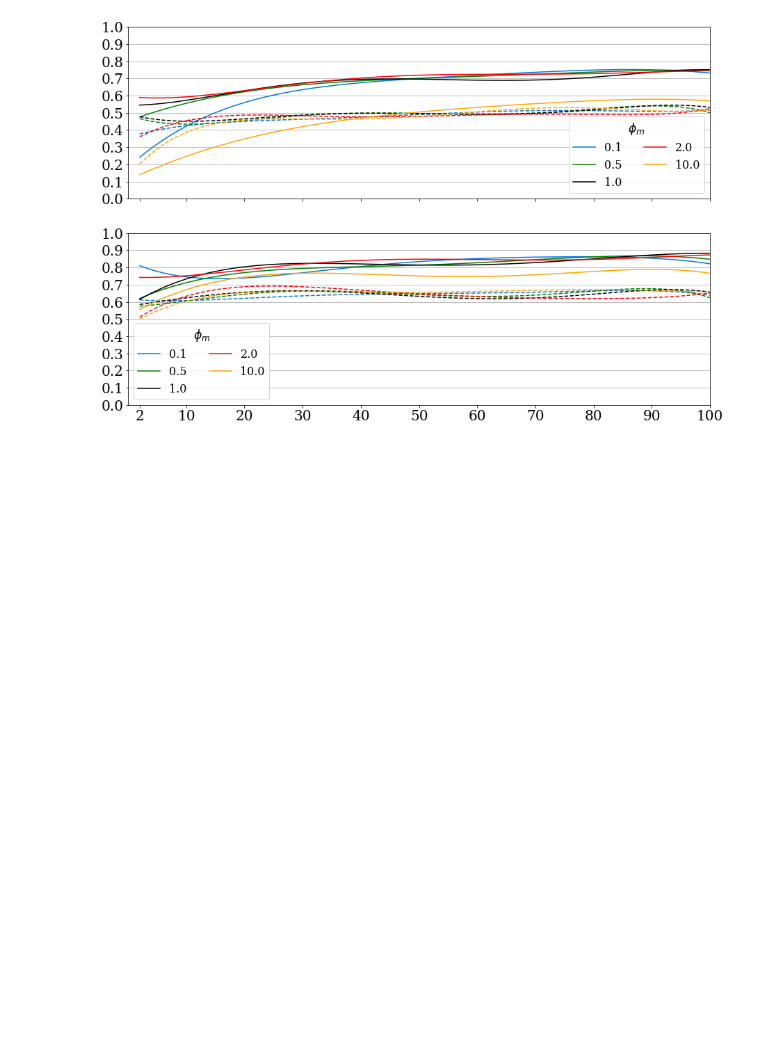
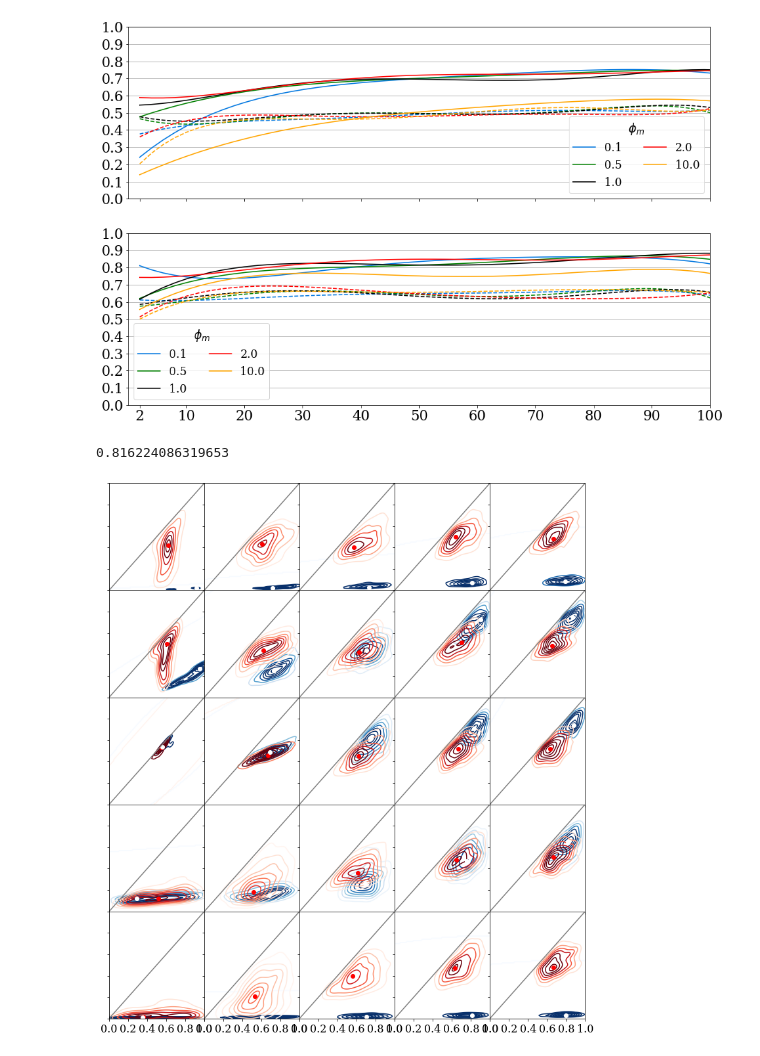
Before and after one commit to vprzybylo/IPAS, a Jupyter notebook: analysis/curve_fitting.ipynb, the cells around one changed output. Cells and saved outputs as stored; diff of their text form; code cells hidden in the pictures; blank space fills up the shorter version.

```diff
--- a/analysis/curve_fitting.ipynb
+++ b/analysis/curve_fitting.ipynb
@@ -128,3 +384,7 @@ axs[1].yaxis.grid(True, which='major')
 plt.savefig('../plots/N_phi_asymptopte_bestfit.pdf', dpi=300)
 # %% [output]
 [figure]
+# %%
+np.mean(phiba_rand[-1,0,:,-1])
+# %% [output]
+0.816224086319653
@@ -130,0 +394,66 @@ plt.savefig('../plots/N_phi_asymptopte_bestfit.pdf', dpi=300)
+# %%
+fig, axes = plt.subplots(5,5, figsize=(13,15), sharex=True, sharey=True)
+plt.subplots_adjust(wspace=0, hspace=0)
+Ns = [0,1,8,48,98]
+phios = [0,1,2,3,4]
+#fig = plt.figure()
+sns.set_style('whitegrid')
+axs = axes.ravel()
+start=0
+end=19
+i=0
+
+for phio in phios:
+    for N in Ns:
+        #print(i)
+        data_rand = np.vstack([phiba_rand[phio,:,:,N], phica_rand[phio,:,:,N]])
+        kde_rand = st.gaussian_kde(data_rand)
+        data_flat = np.vstack([phiba_flat[phio,:,:,N], phica_flat[phio,:,:,N]])
+        kde_flat = st.gaussian_kde(data_flat)
+
+        # evaluate on a regular grid
+        xgrid = np.arange(0.0, 1.01, 0.01)
+        ygrid = np.arange(0.0, 1.01, 0.01)
+        Xgrid, Ygrid = np.meshgrid(xgrid, ygrid)
+        Z_rand = kde_rand.evaluate(np.vstack([Xgrid.ravel(), Ygrid.ravel()]))
+        Z_rand = Z_rand.reshape(Xgrid.shape)
+
+        Z_flat = kde_flat.evaluate(np.vstack([Xgrid.ravel(), Ygrid.ravel()]))
+        Z_flat = Z_flat.reshape(Xgrid.shape)
+
+        #img = axs[i].imshow(Z_rand, origin='lower', aspect='auto',
+        #           cmap='Blues', vmin=1, vmax=10)
+        img = axs[i].contour(Z_flat, cmap='Blues', vmin=1, vmax=10)
+        img = axs[i].contour(Z_rand, cmap='Reds', vmin=1, vmax=10)
+
+        #modes
+        modes_rand = np.where(Z_rand==np.max(Z_rand))
+        modes_flat = np.where(Z_flat==np.max(Z_flat))
+        axs[i].plot(float(modes_rand[1]), float(modes_rand[0]), 'ro')
+        axs[i].plot(float(modes_flat[1]), float(modes_flat[0]), 'wo')
+
+
+    #     for x,y in zip(xs[start:end],ys[start:end]):
+    #         ax.plot(x*100,y*100, "r+")
+    #     start+=19
+    #     end+=19
+        axs[i].plot(np.linspace(0.0,100,10),np.linspace(0.0,100,10), 'gray', '--', zorder=2)
+        axs[i].set_xticks([0,20,40,60,80,100])
+        axs[i].set_yticks([0,20,40,60,80,100])
+        axs[i].set_xticklabels([0.0,0.2,0.4,0.6,0.8,1.0])
+        axs[i].set_yticklabels([])
+        i+=1
+
+# m = plt.cm.ScalarMappable(cmap='Reds')
+# m.set_array(Z_flat)
+# m.set_clim(0., 10.)
+# c = plt.cm.ScalarMappable(cmap='Blues')
+# c.set_array(Z_rand)
+# c.set_clim(0., 10.)
+# plt.colorbar(m, boundaries=np.linspace(0, 10, 6))
+# plt.colorbar(c, boundaries=np.linspace(0, 10, 6))
+
+
+#fig.savefig('../plots/phi_ba_ca_iceagg_N150_pdfs.eps', format='eps', dpi=300);
+# %% [output]
+[figure, added]
```
Also changed, not shown: parts of 19 cells of this notebook, 15 other files.
